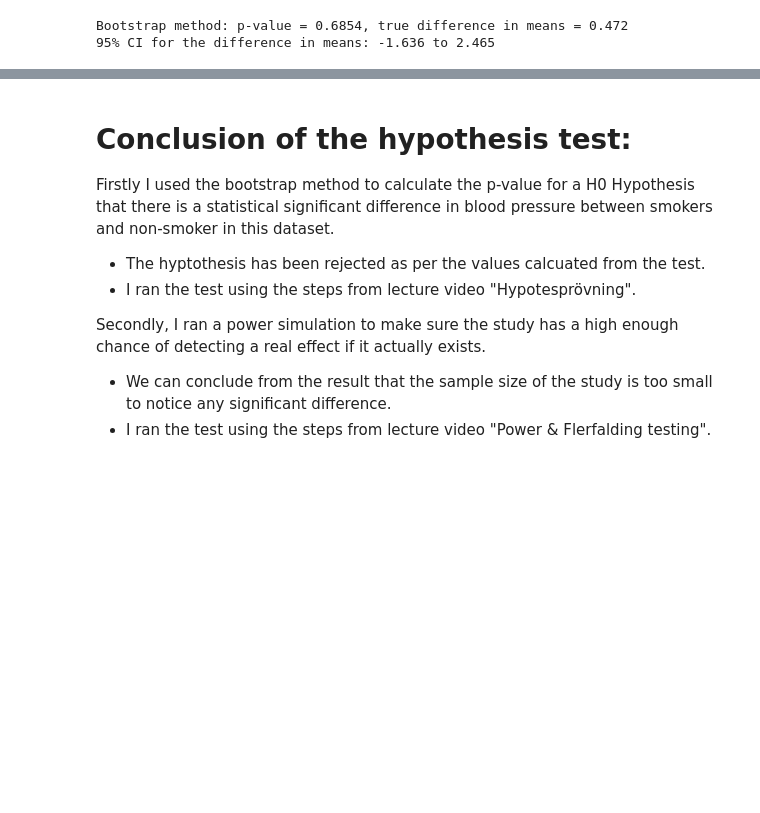
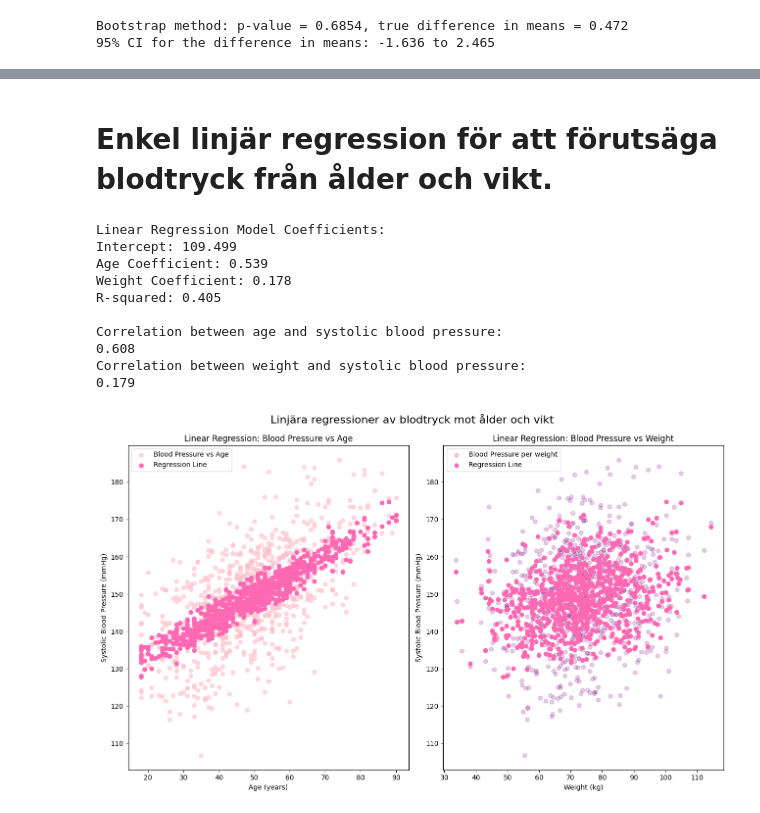
Before and after one commit to wendymermet-lgtm/H-lsostudie, a Jupyter notebook: report.ipynb, the cells around one changed output, grey strips where cells are left out. Saved outputs shown, nothing was run; the diff lists cells and outputs as text; code cells hidden in the pictures; blank space fills up the shorter version.

```diff
--- a/report.ipynb
+++ b/report.ipynb
@@ -177,11 +181,34 @@ Therefore, the current study is underpowered and the detected effect is likely n
-# %% [markdown]
-# Conclusion of the hypothesis test:
-
-Firstly I used the  bootstrap method to calculate the p-value for a H0 Hypothesis that there is a statistical significant difference in blood pressure between smokers and non-smoker in this dataset.
-- The hyptothesis has been rejected as per the values calcuated from the test.
-- I ran the test using the steps from lecture video "Hypotesprövning".
-
-
-Secondly, I ran a power simulation to make sure the study has a high enough chance of detecting a real effect if it actually exists.
-- We can conclude from the result that the sample size of the study is too small to notice any significant difference.
-- I ran the test using the steps from lecture video "Power & Flerfalding testing".
+# %% [markdown]
+# Enkel linjär regression för att förutsäga blodtryck från ålder och vikt.
+# %%
+intercept, coef_age, coef_weight, r_squared, predictions = stats.linear_regression_age_weight_bp()
+
+print("Linear Regression Model Coefficients:")
+print(f"Intercept: {intercept:.3f}")
+print(f"Age Coefficient: {coef_age:.3f}")
+print(f"Weight Coefficient: {coef_weight:.3f}")
+print(f"R-squared: {r_squared:.3f}")
+
+corr_age_bp, corr_weight_bp = stats.corr_age_weight_bp()
+print()
+print("Correlation between age and systolic blood pressure:")
+print(f"{corr_age_bp:.3f}")
+print("Correlation between weight and systolic blood pressure:")
+print(f"{corr_weight_bp:.3f}")
+
+g7 =stats.plot_regression_age_bp(predictions=predictions)
+g8= stats.plot_regression_weight_bp(predictions=predictions)
+
+vis.add_to_dashboard([g7,g8],figsize=(13,8), title="Linjära regressioner av blodtryck mot ålder och vikt")
+# %% [output]
+Linear Regression Model Coefficients:
+Intercept: 109.499
+Age Coefficient: 0.539
+Weight Coefficient: 0.178
+R-squared: 0.405
+
+Correlation between age and systolic blood pressure:
+0.608
+Correlation between weight and systolic blood pressure:
+0.179
+[figure, added]
```
Also changed, not shown: parts of 11 cells of this notebook, 3 other files.
